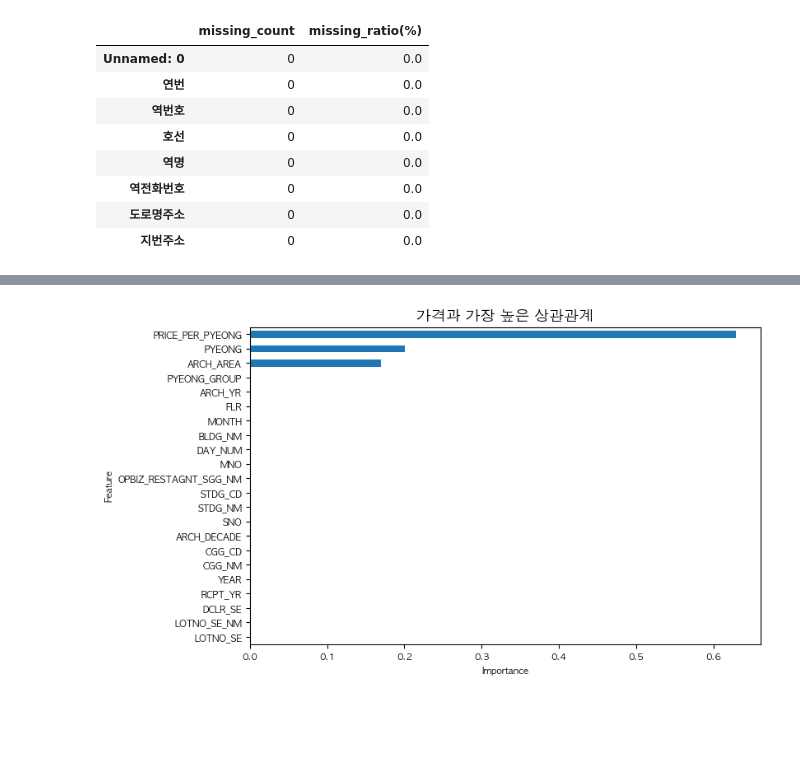
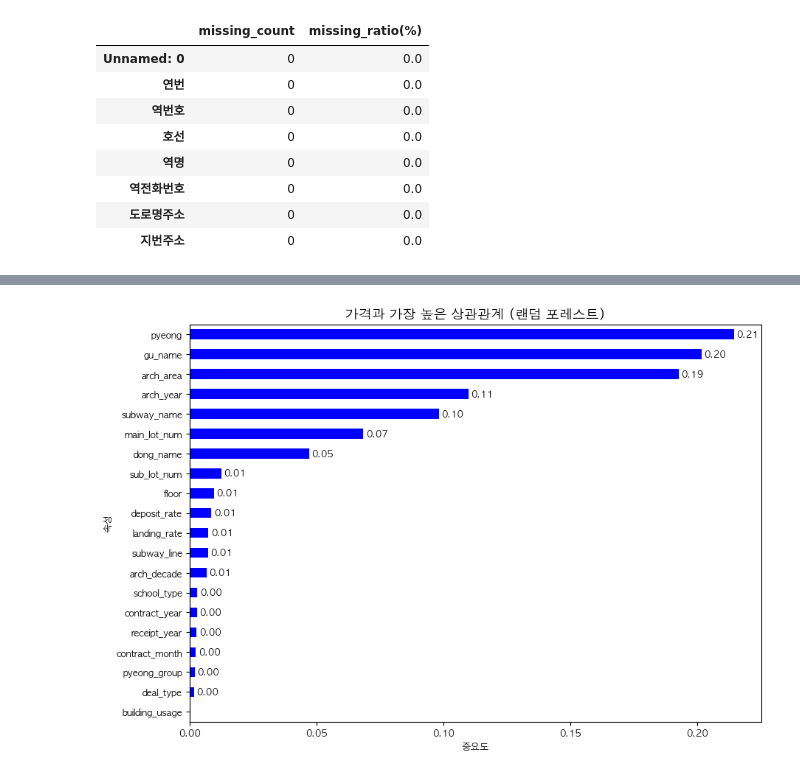
Before and after one commit to YuSuhyeon/1st-project-, a Jupyter notebook: jeon_source/data_eda.ipynb, the cells around one changed output, grey strips where cells are left out. Cells and saved outputs as stored; diff of their text form; code cells hidden in the pictures; blank space fills up the shorter version.

```diff
--- a/jeon_source/data_eda.ipynb
+++ b/jeon_source/data_eda.ipynb
@@ -275,6 +216,9 @@ seoul_df.drop(labels=['BLDG_USG'], axis=1, inplace=True)
 # %%
-X = seoul_df.drop('THING_AMT', axis=1)  # 입력 데이터(속성)
-y = seoul_df['THING_AMT']               # 타겟(거래금액)
+from sklearn.preprocessing import LabelEncoder
+from sklearn.feature_selection import SelectKBest, f_regression
+
+X = apart_df.drop('price_euk', axis=1)  # 입력 데이터(속성)
+y = apart_df['price_euk']               # 타겟(거래금액)
 
 # 랜덤포레스트 모델 학습
 model = RandomForestRegressor(random_state=0)
@@ -287,18 +231,32 @@ feature_names = X.columns
 # 판다스 시리즈로 변환해서 정렬
 feat_importances = pd.Series(importances, index=feature_names)
 feat_importances = feat_importances.sort_values(ascending=True)
-
-# 1. 폰트 설정 (애플고딕, macOS)
-plt.rcParams['font.family'] = 'AppleGothic'   # 한글 폰트
-plt.rcParams['font.size'] = 8                # 전체 폰트 크기
-plt.rcParams['axes.unicode_minus'] = False    # 마이너스 깨짐 방지
-
-# 가로 막대그래프 그리기
-plt.figure(figsize=(8, 5))
-feat_importances.plot(kind='barh')  # barh: 가로 막대그래프
-plt.title('가격과 가장 높은 상관관계', fontsize = 13)
-plt.xlabel('Importance')
-plt.ylabel('Feature')
-plt.show()
-# %% [output]
-[figure, removed]
+# %%
+import matplotlib.pyplot as plt
+from matplotlib.ticker import MultipleLocator
+
+# 1. 폰트 설정 (애플고딕, macOS)
+plt.rcParams['font.family'] = 'AppleGothic'   # 한글 폰트
+plt.rcParams['font.size'] = 9                # 전체 폰트 크기
+plt.rcParams['axes.unicode_minus'] = False    # 마이너스 깨짐 방지
+
+# 가로 막대그래프 그리기
+plt.figure(figsize=(10, 7))
+ax = feat_importances.plot(kind='barh', color='blue')  # barh: 가로 막대그래프
+plt.title('가격과 가장 높은 상관관계 (랜덤 포레스트)', fontsize = 13)
+plt.xlabel('중요도')
+plt.ylabel('속성')
+
+for bar in ax.patches:
+    width = bar.get_width()
+    if width >= 0.001:
+        plt.text(
+            width + 0.001,
+            bar.get_y() + bar.get_height() / 2,
+            f'{width:.2f}',
+            ha='left', va='center',
+            color='black', fontsize=9, fontweight='bold'
+        )
+plt.show()
+# %% [output]
+[figure, added]
```
Also changed, not shown: parts of 7 cells of this notebook, 3 other files.
